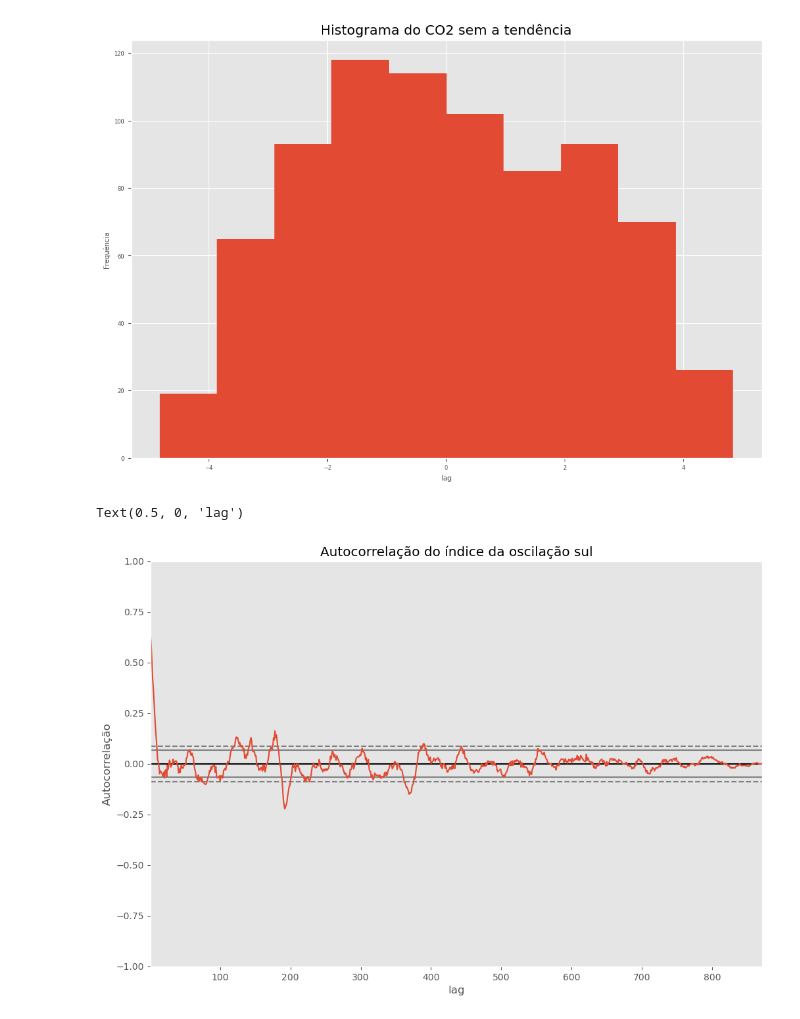
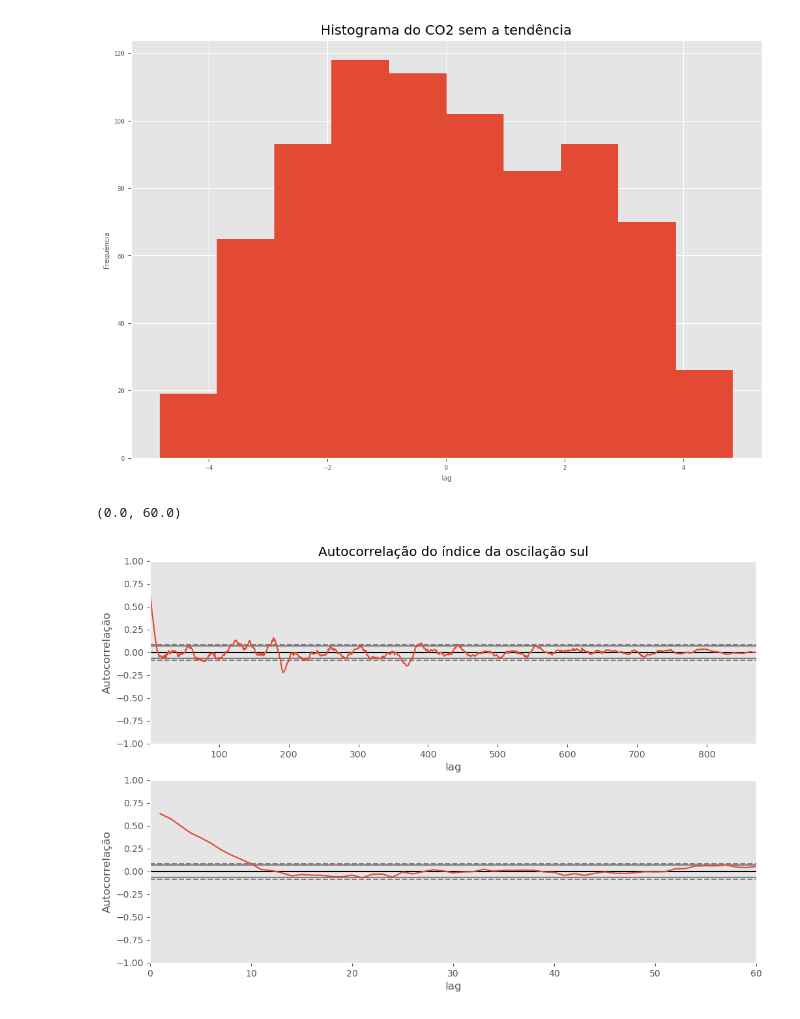
Before and after one commit to LSalimene/Analise-Series-temporais-em-oceano, a Jupyter notebook: lista3/lista3.ipynb, the cells around one changed output. Cells and saved outputs as stored; diff of their text form; code cells hidden in the pictures.

```diff
--- a/lista3/lista3.ipynb
+++ b/lista3/lista3.ipynb
@@ -293,10 +293,16 @@ lag = np.linspace(0, 60,num=len(soic))
 soicd = np.correlate(p30(x)-soi, p30(x)-soi, 'full')
 # %%
 plt.figure(figsize=(12,8))
+plt.subplot(211)
 pd.plotting.autocorrelation_plot(soi)
 plt.title('Autocorrelação do índice da oscilação sul')
 plt.ylabel('Autocorrelação')
 plt.xlabel('lag')
+plt.subplot(212)
+pd.plotting.autocorrelation_plot(soi)
+plt.ylabel('Autocorrelação')
+plt.xlabel('lag')
+plt.xlim(0,60)
 # %% [output]
-Text(0.5, 0, 'lag')
+(0.0, 60.0)
-[figure, old version]
+[figure, new version]
```
Also changed, not shown: 12 other files.
